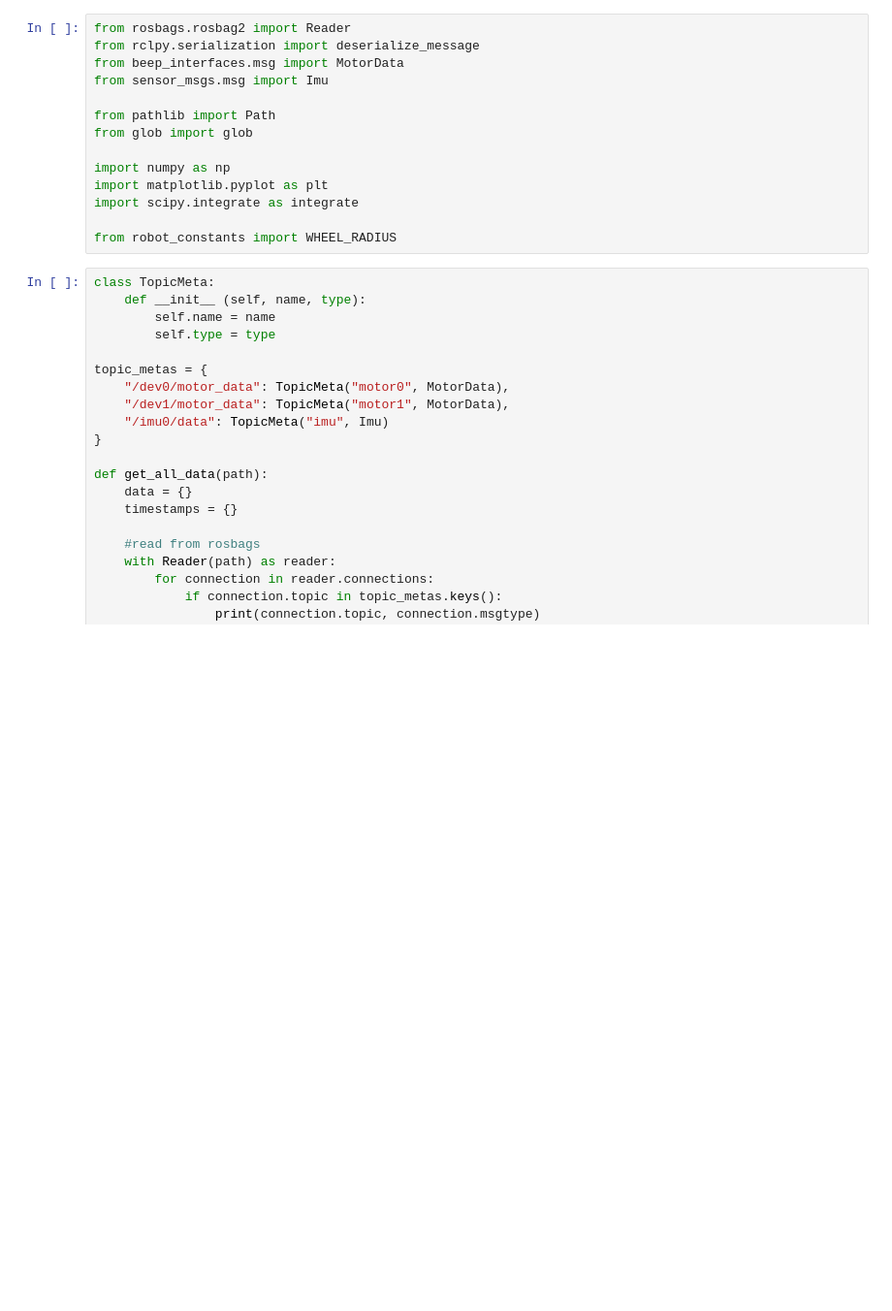
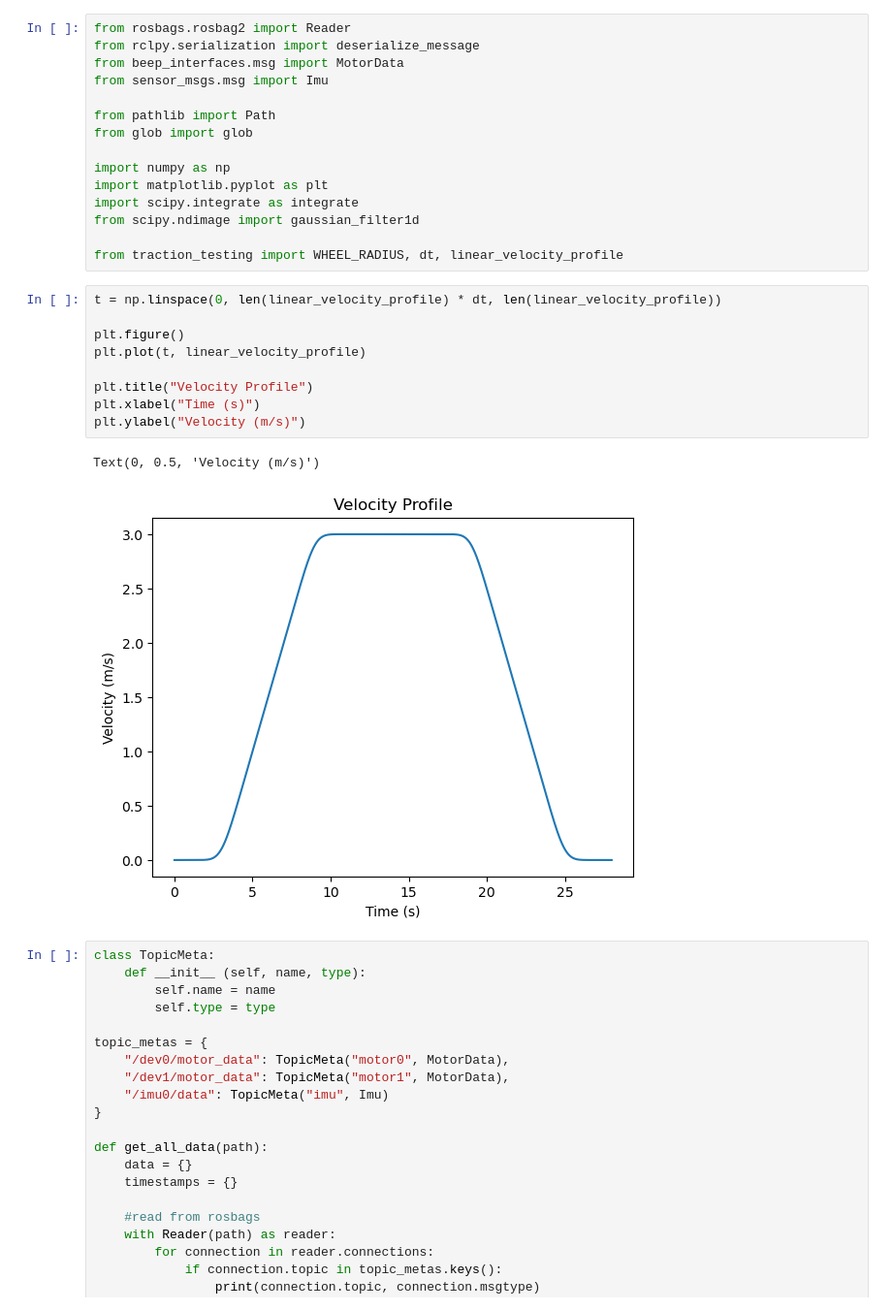
Before and after one commit to Umich-NASA-Big-Idea-Challenge/cargo_beep, a Jupyter notebook: cargo_beep/traction_analysis.ipynb, the cells around one changed output. Shown: that part at 97% size. Cells and saved outputs as stored; diff of their text form; blank space fills up the shorter version.

Commit message:
Traction testing stuff

```diff
--- a/cargo_beep/traction_analysis.ipynb
+++ b/cargo_beep/traction_analysis.ipynb
@@ -10,8 +10,21 @@ from glob import glob
 import numpy as np
 import matplotlib.pyplot as plt
 import scipy.integrate as integrate
+from scipy.ndimage import gaussian_filter1d
 
-from robot_constants import WHEEL_RADIUS
+from traction_testing import WHEEL_RADIUS, dt, linear_velocity_profile
+# %%
+t = np.linspace(0, len(linear_velocity_profile) * dt, len(linear_velocity_profile))
+
+plt.figure()
+plt.plot(t, linear_velocity_profile)
+
+plt.title("Velocity Profile")
+plt.xlabel("Time (s)")
+plt.ylabel("Velocity (m/s)")
+# %% [output]
+Text(0, 0.5, 'Velocity (m/s)')
+[figure, added]
 # %%
 class TopicMeta:
     def __init__ (self, name, type):
```
Also changed, not shown: parts of 3 cells of this notebook, 10 other files.
